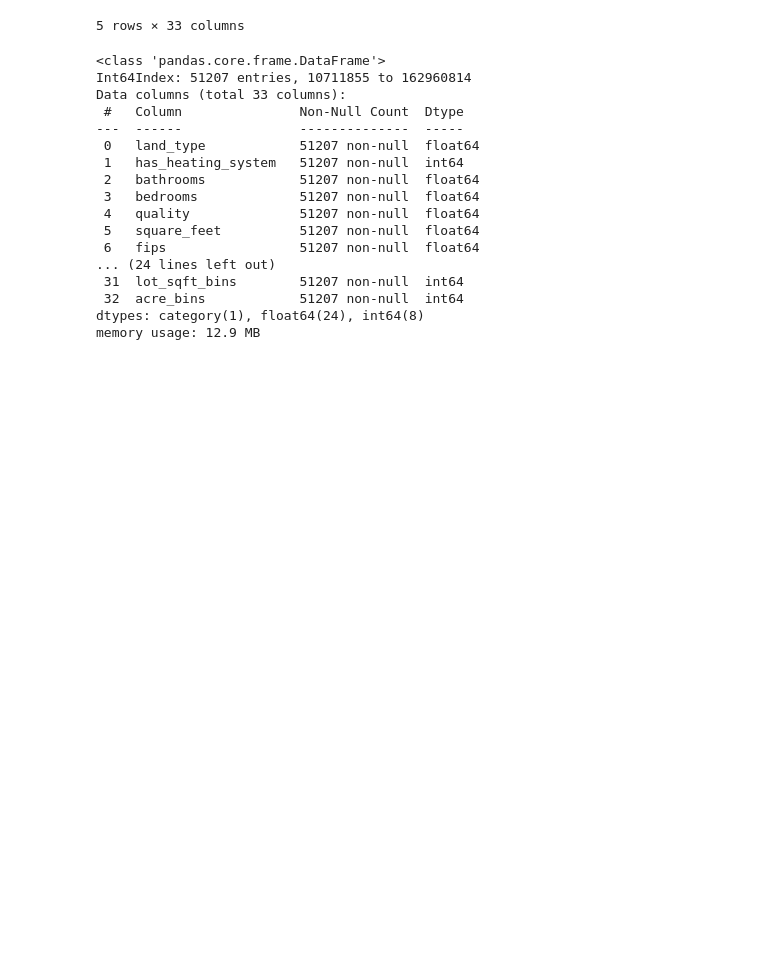
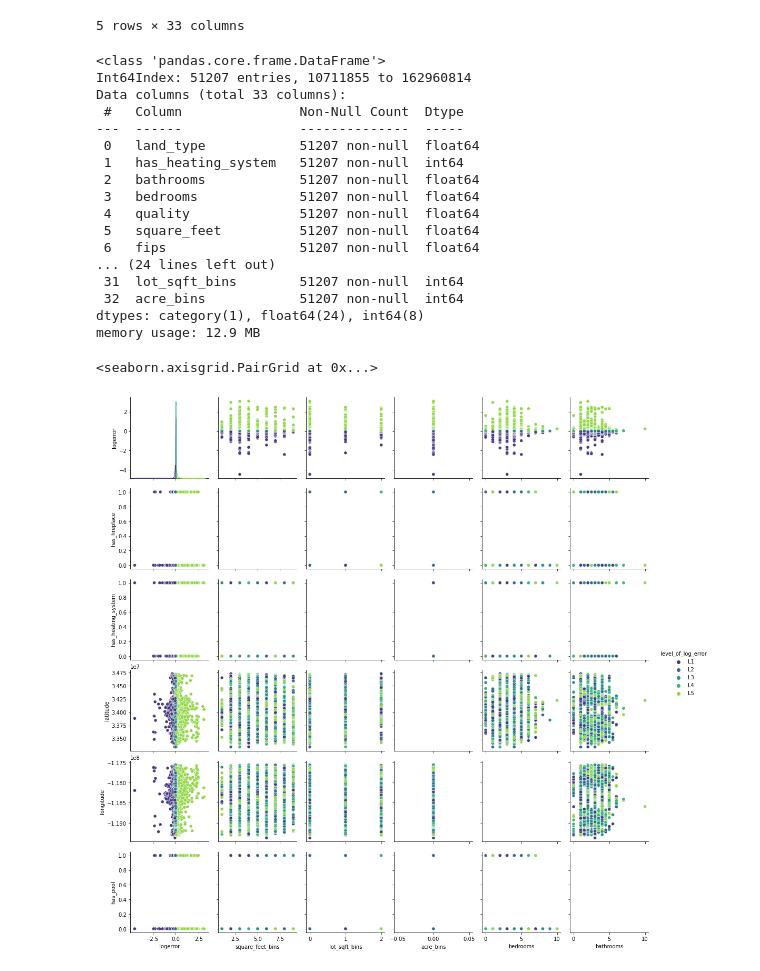
Before and after one commit to Zillow-Project/zillow_project_2021, a Jupyter notebook: Caitlyn/aquire_and_prepare.ipynb, the cells around one changed output. Saved outputs shown, nothing was run; the diff lists cells and outputs as text; code cells hidden in the pictures; blank space fills up the shorter version.

```diff
--- a/Caitlyn/aquire_and_prepare.ipynb
+++ b/Caitlyn/aquire_and_prepare.ipynb
@@ -430,3 +430,12 @@ memory usage: 12.9 MB
 df.to_csv("clean_zillow.csv")
 # %%
 train.to_csv("train_zillow.csv")
+# %%
+sns.pairplot(data = train, hue = 'level_of_log_error',
+             x_vars = ['logerror', 'square_feet_bins', 'lot_sqft_bins', 'acre_bins',
+                       'bedrooms', 'bathrooms'],
+             y_vars = ['logerror', 'has_fireplace', 'has_heating_system', 'latitude',
+                       'longitude', 'has_pool'], palette='viridis')
+# %% [output]
+<seaborn.axisgrid.PairGrid at 0x...>
+[figure, added]
```
